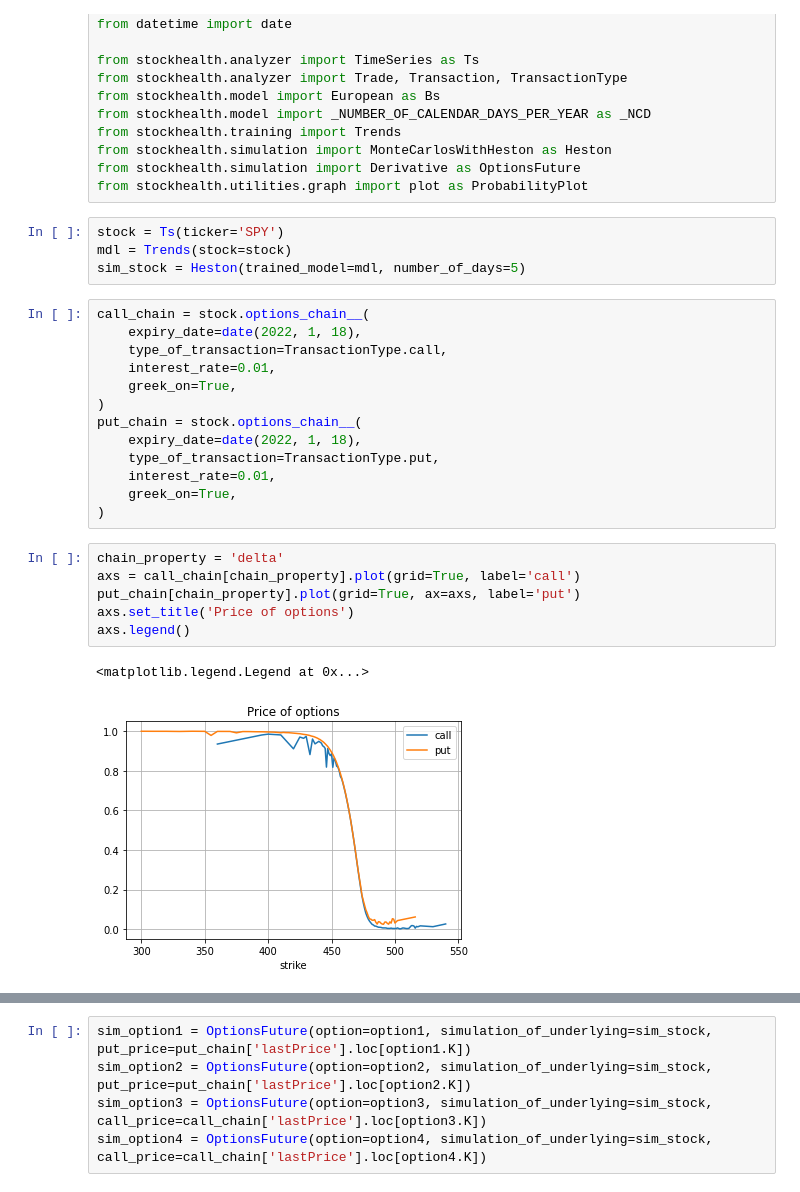
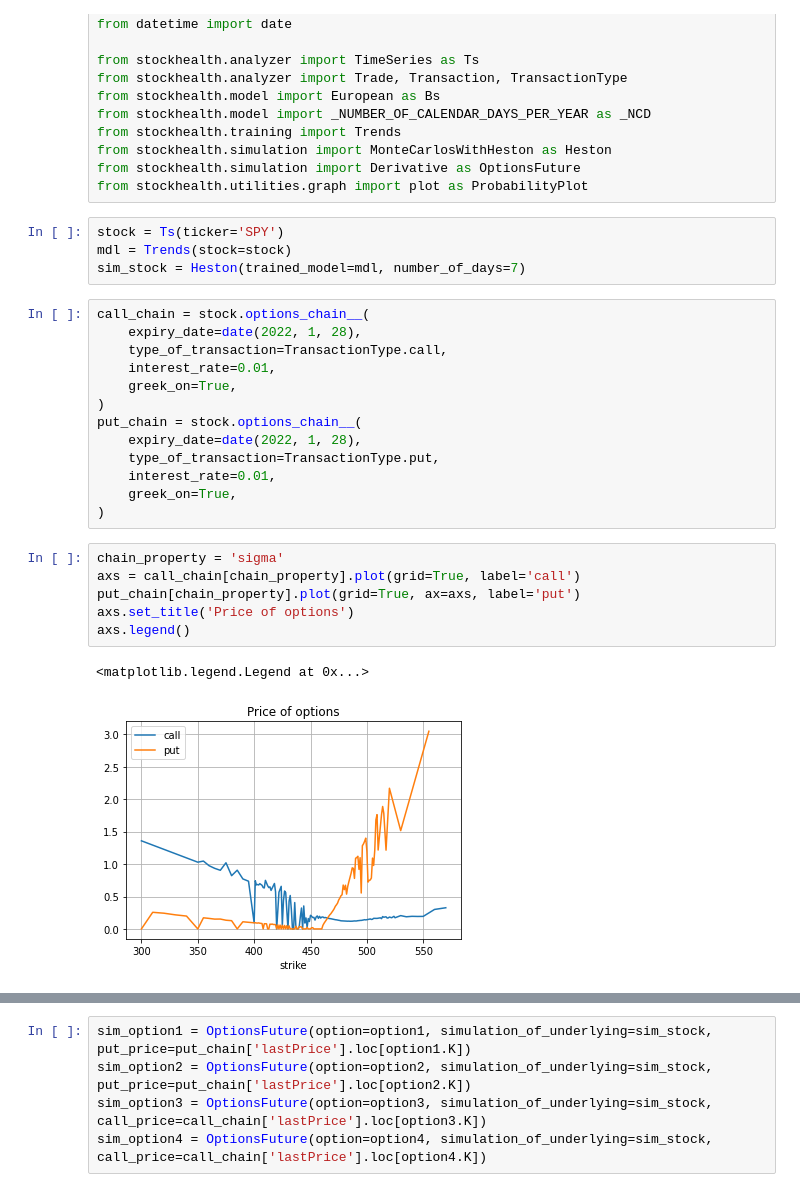
Before and after one commit to sidbannet/stockhealth, a Jupyter notebook: examples/trading-strategy-forecast.ipynb, the cells around one changed output, grey strips where cells are left out. Drawn from its saved outputs; the diff is of its cells as text.

```diff
--- a/examples/trading-strategy-forecast.ipynb
+++ b/examples/trading-strategy-forecast.ipynb
@@ -22,29 +22,29 @@ from stockhealth.utilities.graph import plot as ProbabilityPlot
 # %%
 stock = Ts(ticker='SPY')
 mdl = Trends(stock=stock)
-sim_stock = Heston(trained_model=mdl, number_of_days=5)
+sim_stock = Heston(trained_model=mdl, number_of_days=7)
 # %%
 call_chain = stock.options_chain__(
-    expiry_date=date(2022, 1, 18),
+    expiry_date=date(2022, 1, 28),
     type_of_transaction=TransactionType.call,
     interest_rate=0.01,
     greek_on=True,
 )
 put_chain = stock.options_chain__(
-    expiry_date=date(2022, 1, 18),
+    expiry_date=date(2022, 1, 28),
     type_of_transaction=TransactionType.put,
     interest_rate=0.01,
     greek_on=True,
 )
 # %%
-chain_property = 'delta'
+chain_property = 'sigma'
 axs = call_chain[chain_property].plot(grid=True, label='call')
 put_chain[chain_property].plot(grid=True, ax=axs, label='put')
 axs.set_title('Price of options')
 axs.legend()
 # %% [output]
 <matplotlib.legend.Legend at 0x...>
-[figure, old version]
+[figure, new version]
 # %%
 option1 = Bs(
     S=mdl.history['latest close'],
```
Also changed, not shown: parts of 9 cells of this notebook.
